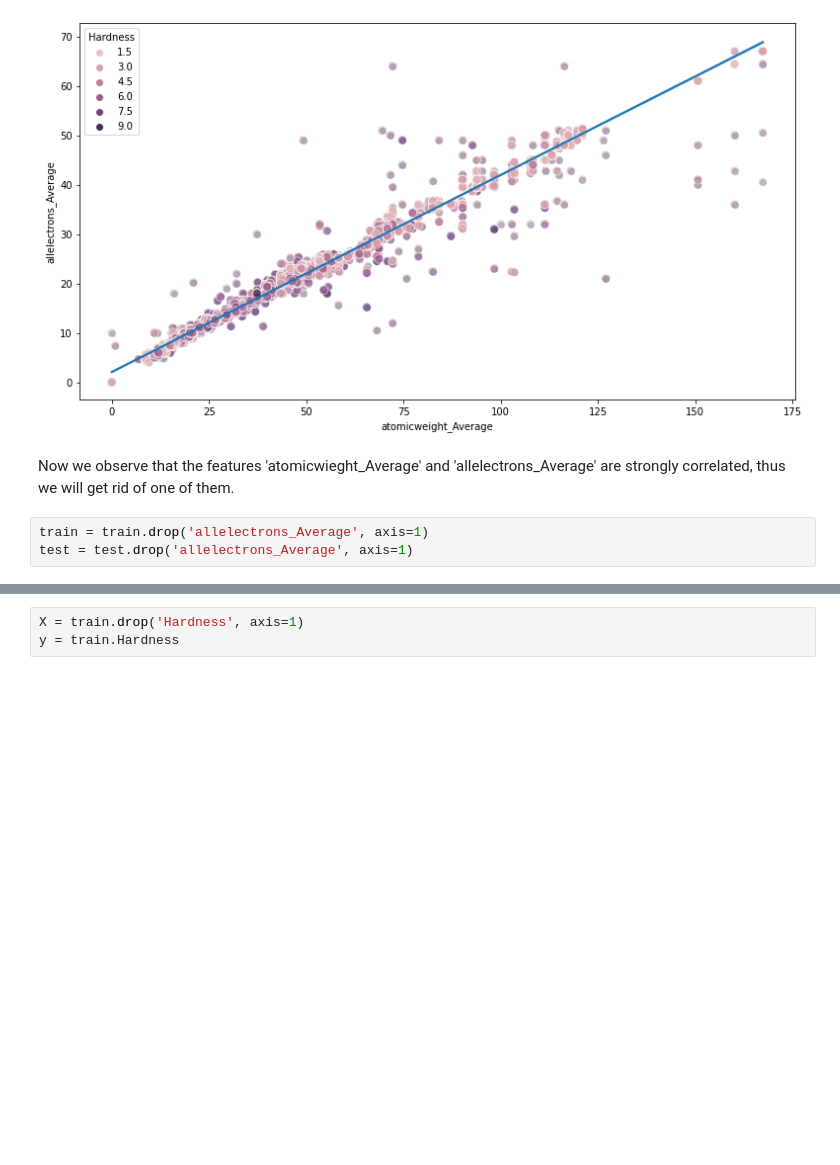
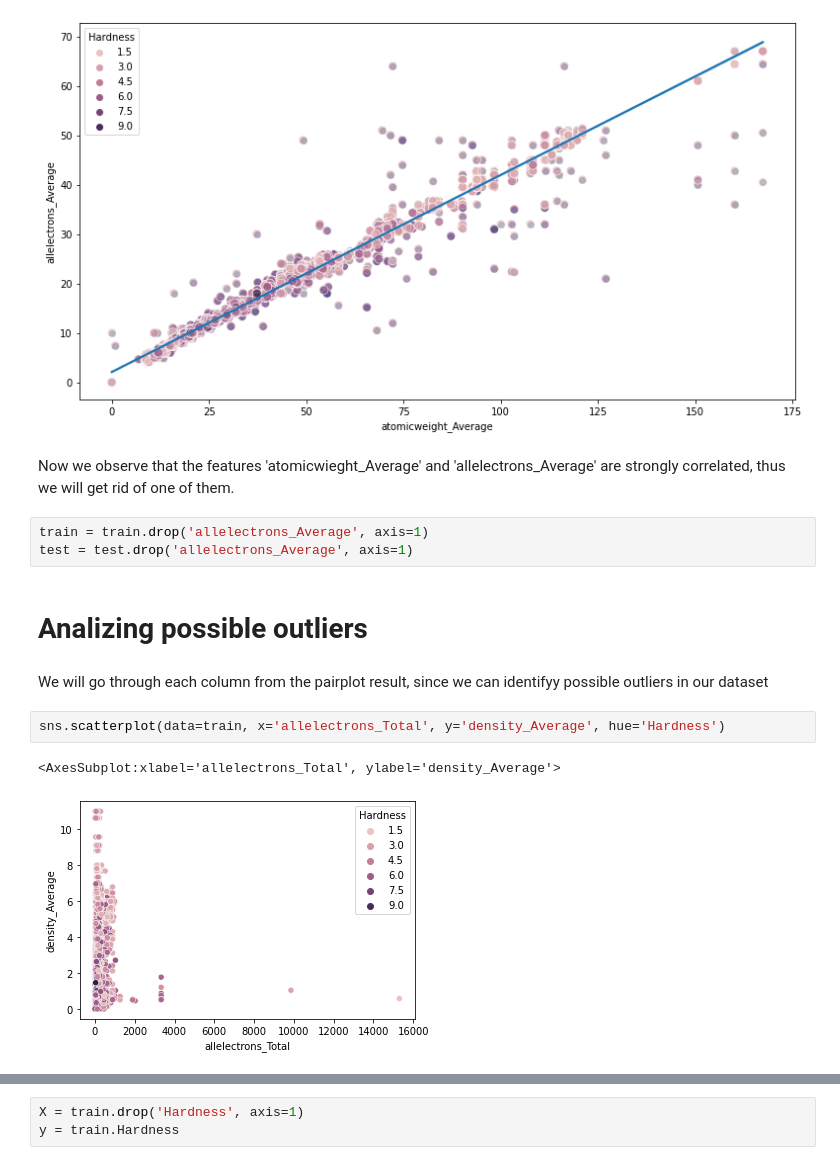
Before and after one commit to Mounice97/Portfolio, a Jupyter notebook: Competition_Regression_Mohs_Hardness/competition-nmohs_hardness.ipynb, the cells around one changed output, grey strips where cells are left out. Cells and saved outputs as stored; diff of their text form; blank space fills up the shorter version.

```diff
--- a/Competition_Regression_Mohs_Hardness/competition-nmohs_hardness.ipynb
+++ b/Competition_Regression_Mohs_Hardness/competition-nmohs_hardness.ipynb
@@ -134,3 +134,12 @@ Now we observe that the features 'atomicwieght_Average' and 'allelectrons_Averag
 # %%
 train = train.drop('allelectrons_Average', axis=1)
 test = test.drop('allelectrons_Average', axis=1)
+# %% [markdown]
+# Analizing possible outliers #
+# %% [markdown]
+We will go through each column from the pairplot result, since we can identifyy possible outliers in our dataset
+# %%
+sns.scatterplot(data=train, x='allelectrons_Total', y='density_Average', hue='Hardness')
+# %% [output]
+<AxesSubplot:xlabel='allelectrons_Total', ylabel='density_Average'>
+[figure, added]
```
Also changed, not shown: parts of 28 cells of this notebook, 6 other files.
